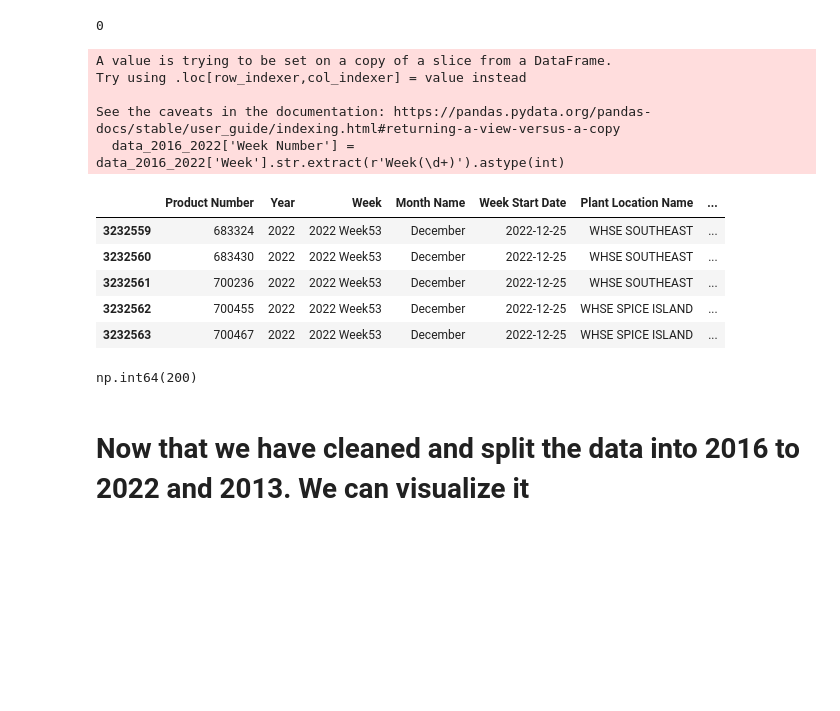
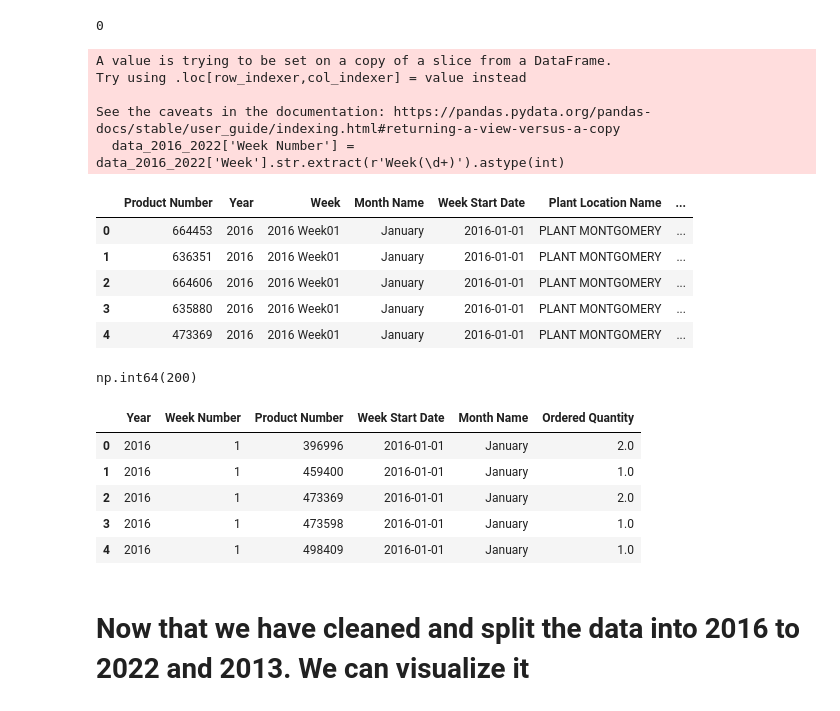
Before and after one commit to bilaalmunir/DataScience-OrderQuantity-Forecasting, a Jupyter notebook: main.ipynb, the cells around one changed output. Saved outputs shown, nothing was run; the diff lists cells and outputs as text; code cells hidden in the pictures; blank space fills up the shorter version.

```diff
--- a/main.ipynb
+++ b/main.ipynb
@@ -175,7 +175,7 @@ print(data_2023['Week'].isnull().sum())
 data_2016_2022 = filtered_df[(filtered_df['Year']>=2016) & (filtered_df['Year'] <=2022)]
 # %%
 data_2016_2022['Week Number'] = data_2016_2022['Week'].str.extract(r'Week(\d+)').astype(int)
-data_2016_2022.tail()
+data_2016_2022.head()
 # %% [output]
 A value is trying to be set on a copy of a slice from a DataFrame.
 Try using .loc[row_indexer,col_indexer] = value instead
@@ -183,9 +183,9 @@ Try using .loc[row_indexer,col_indexer] = value instead
 See the caveats in the documentation: https://pandas.pydata.org/pandas-docs/stable/user_guide/indexing.html#returning-a-view-versus-a-copy
   data_2016_2022['Week Number'] = data_2016_2022['Week'].str.extract(r'Week(\d+)').astype(int)
 |  | Product Number | Year | Week | Month Name | Week Start Date | Plant Location Name | ... |
-| 3232559 | 683324 | 2022 | 2022 Week53 | December | 2022-12-25 | WHSE SOUTHEAST | ... |
-| 3232560 | 683430 | 2022 | 2022 Week53 | December | 2022-12-25 | WHSE SOUTHEAST | ... |
-| 3232561 | 700236 | 2022 | 2022 Week53 | December | 2022-12-25 | WHSE SOUTHEAST | ... |
-| 3232562 | 700455 | 2022 | 2022 Week53 | December | 2022-12-25 | WHSE SPICE ISLAND | ... |
-| 3232563 | 700467 | 2022 | 2022 Week53 | December | 2022-12-25 | WHSE SPICE ISLAND | ... |
+| 0 | 664453 | 2016 | 2016 Week01 | January | 2016-01-01 | PLANT MONTGOMERY | ... |
+| 1 | 636351 | 2016 | 2016 Week01 | January | 2016-01-01 | PLANT MONTGOMERY | ... |
+| 2 | 664606 | 2016 | 2016 Week01 | January | 2016-01-01 | PLANT MONTGOMERY | ... |
+| 3 | 635880 | 2016 | 2016 Week01 | January | 2016-01-01 | PLANT MONTGOMERY | ... |
+| 4 | 473369 | 2016 | 2016 Week01 | January | 2016-01-01 | PLANT MONTGOMERY | ... |
 # %%
@@ -193,6 +193,26 @@ check= data_2016_2022['Family Group'].isnull().sum().sum()
 check
 # %% [output]
 np.int64(200)
+# %%
+from pathlib import Path
+
+unique_products = data_2016_2022.groupby(['Year','Week Number','Product Number', 'Week Start Date', 'Month Name'])['Ordered Quantity'].sum().reset_index()
+
+new_file_path = Path('D:/Desktop/Data/orderedproducts.csv')
+
+if not new_file_path.exists() :
+    new_file_path.touch()
+
+unique_products.to_csv(new_file_path)
+# %%
+unique_products.head()
+# %% [output]
+|  | Year | Week Number | Product Number | Week Start Date | Month Name | Ordered Quantity |
+| 0 | 2016 | 1 | 396996 | 2016-01-01 | January | 2.0 |
+| 1 | 2016 | 1 | 459400 | 2016-01-01 | January | 1.0 |
+| 2 | 2016 | 1 | 473369 | 2016-01-01 | January | 2.0 |
+| 3 | 2016 | 1 | 473598 | 2016-01-01 | January | 1.0 |
+| 4 | 2016 | 1 | 498409 | 2016-01-01 | January | 1.0 |
 # %% [markdown]
 # Now that we have cleaned and split the data into **2016 to 2022**  and **2013**. We can visualize it
 # %%
```
Also changed, not shown: parts of 5 cells of this notebook, 1 other file.
